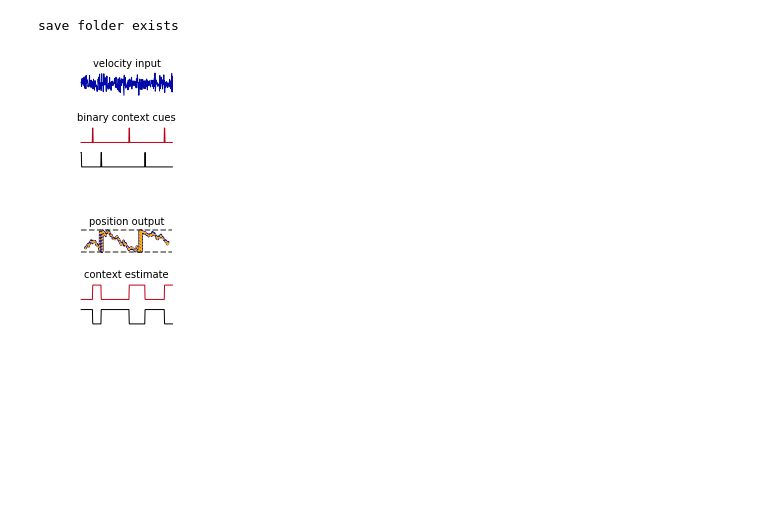
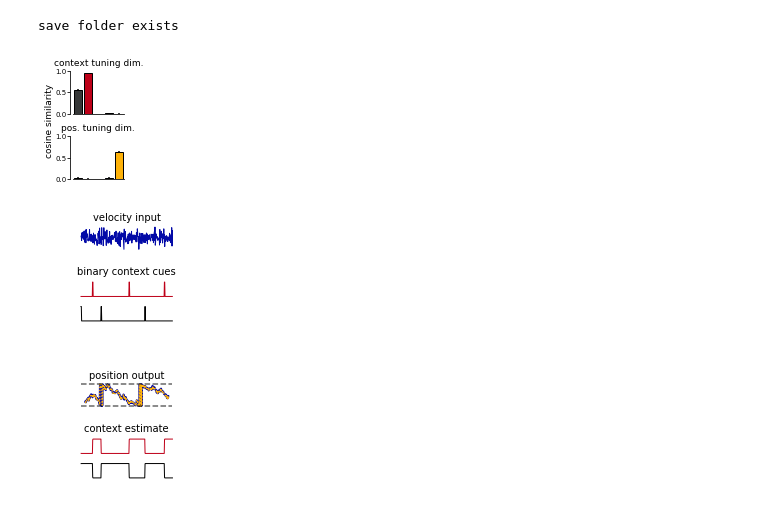
Before and after one commit to ahwillia/rnn_remapping_paper, a Jupyter notebook: fig1_1d2map/make_fig1_rnn.ipynb, the cells around one changed output. Drawn from its saved outputs; the diff is of its cells as text; code cells hidden in the pictures; blank space fills up the shorter version.

```diff
--- a/fig1_1d2map/make_fig1_rnn.ipynb
+++ b/fig1_1d2map/make_fig1_rnn.ipynb
@@ -41,6 +41,13 @@ model_IDs = os.listdir(data_folder)
 # select example model
 ex_id = 0
 model_ID = model_IDs[ex_id]
+# %%
+''' Figure 1K alt for supplement '''
+f, ax = fig1_plots.plot_k_alt(data_folder, model_IDs)
+plt.show()
+f.savefig(f'{save_folder}dim_angles_alt.png', dpi=600, bbox_inches='tight')
+# %% [output]
+[figure, added]
 # %%
 # get sample rnn data
 inputs, outputs, targets = model_utils.sample_rnn_data(data_folder, model_ID)
```
Also changed, not shown: parts of 18 cells of this notebook, 7 other files.
